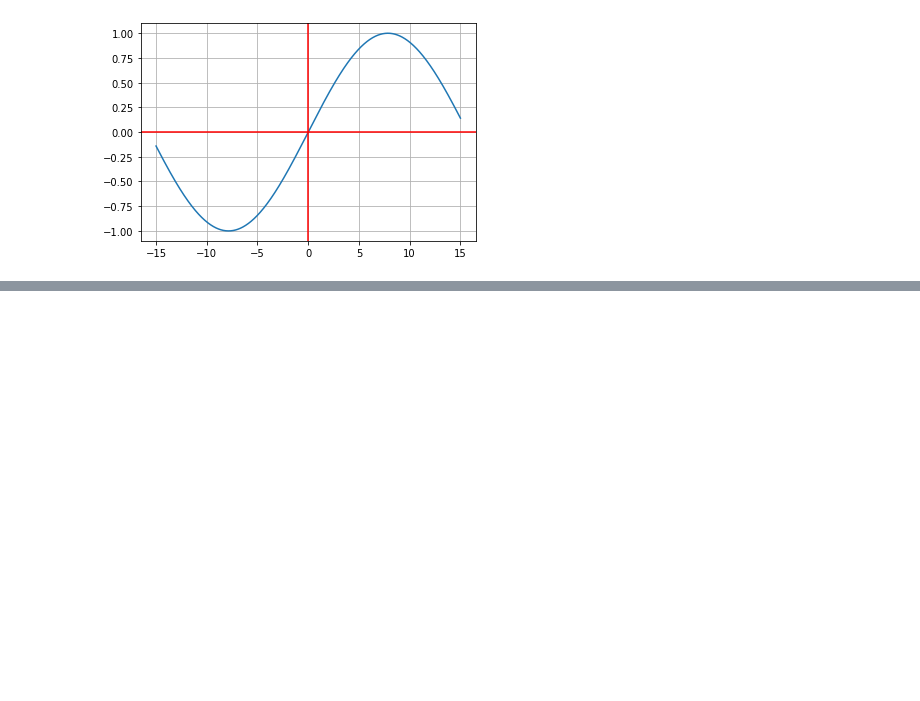
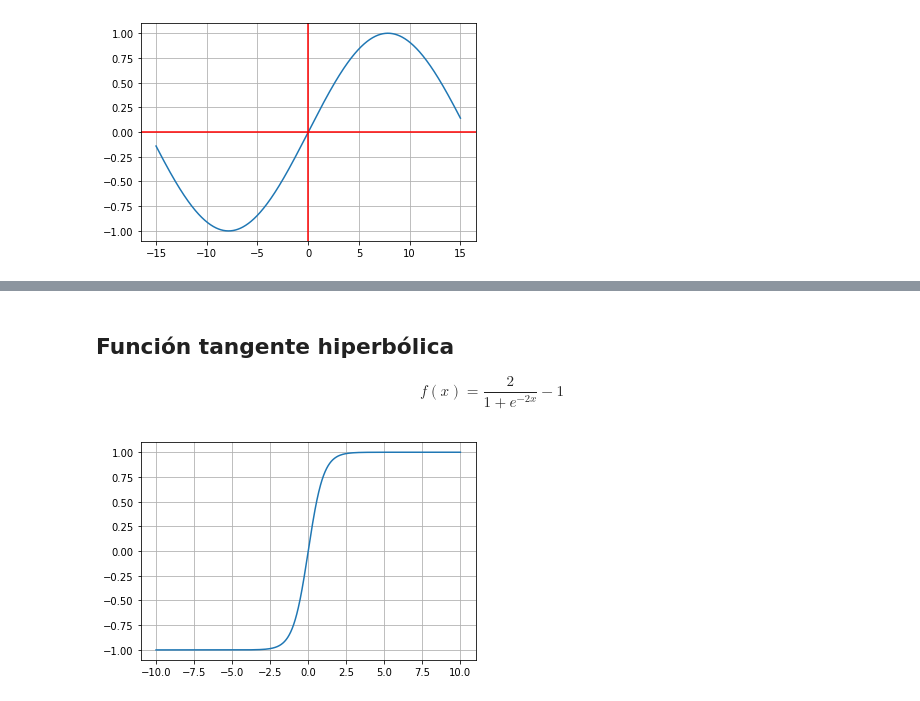
Before and after one commit to OmarPhysics/Courses_of_Platzi, a Jupyter notebook: Notebooks/01_Functions.ipynb, the cells around one changed output, grey strips where cells are left out. Saved outputs shown, nothing was run; the diff lists cells and outputs as text; code cells hidden in the pictures; blank space fills up the shorter version.

```diff
--- a/Notebooks/01_Functions.ipynb
+++ b/Notebooks/01_Functions.ipynb
@@ -478,0 +531,14 @@ ax.axvline(x = 0, color = 'r')
+# %% [markdown]
+## Función tangente hiperbólica
+
+$$f(x)=\frac{2}{1+e^{-2x}}-1$$
+# %%
+def f(x):
+  return np.tanh(x)
+
+y = f(x)
+
+plt.plot(x,y)
+plt.grid()
+# %% [output]
+[figure, added]
```
Also changed, not shown: parts of 10 cells of this notebook.
